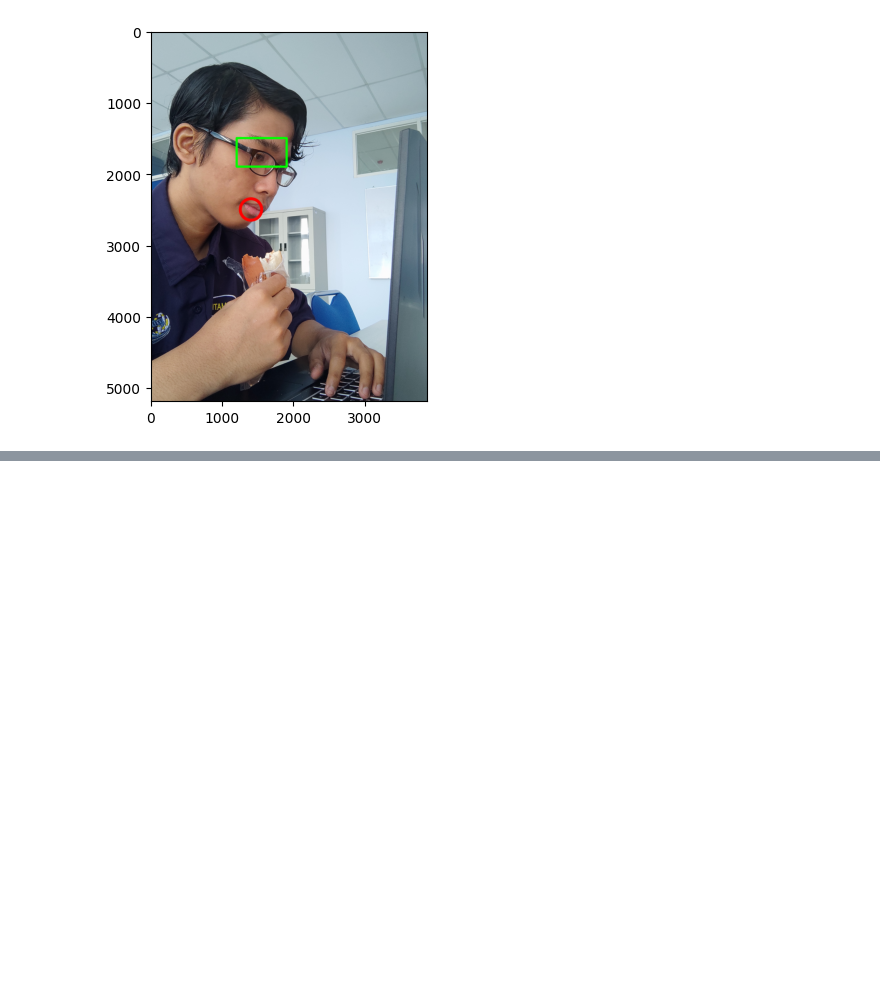
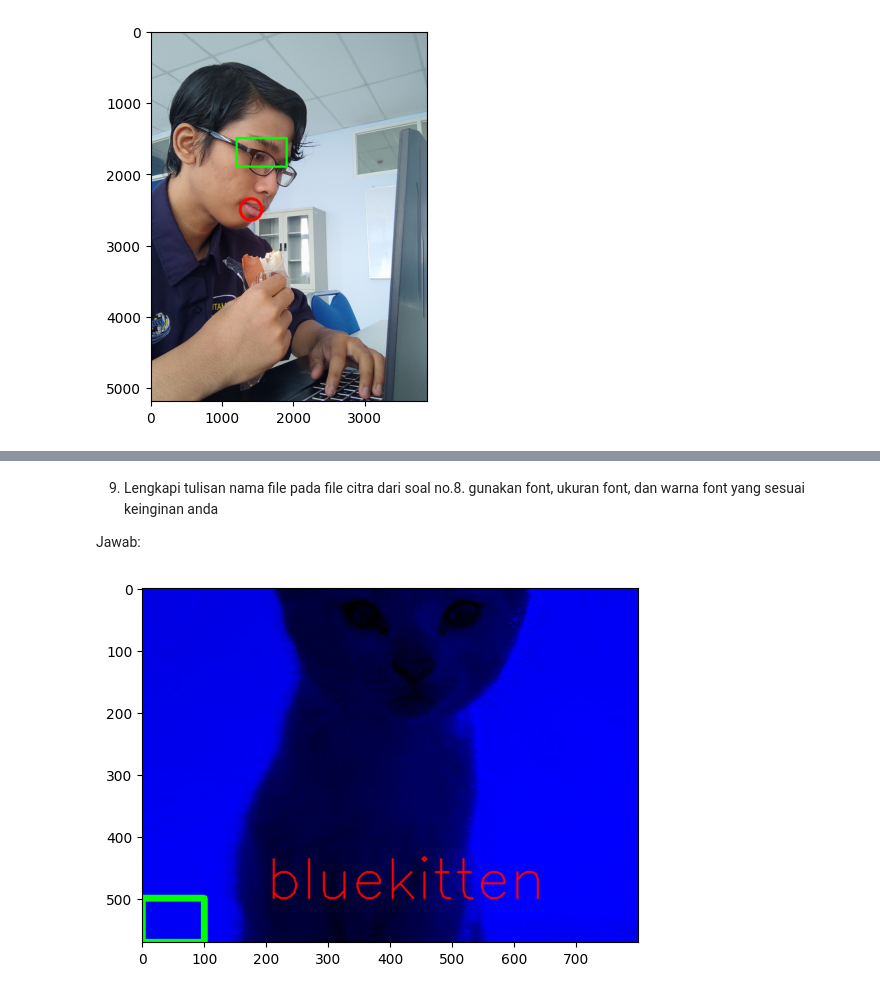
Before and after one commit to Elfeny7/ComputerVision_Learn, a Jupyter notebook: Week2.ipynb, the cells around one changed output, grey strips where cells are left out. Cells and saved outputs as stored; diff of their text form; code cells hidden in the pictures; blank space fills up the shorter version.

```diff
--- a/Week2.ipynb
+++ b/Week2.ipynb
@@ -278,0 +297,19 @@ plt.imshow(imgsaya2)
+# %% [markdown]
+9. Lengkapi tulisan nama file pada file citra dari soal no.8. gunakan font, ukuran font, dan warna font yang sesuai keinginan anda
+
+Jawab:
+# %%
+urls = ["https://placekitten.com/800/571"]
+for url in urls:
+  kittenimg = io.imread(url)
+  bluekitten = kittenimg.copy()
+  bluekitten[:, :, 1] = 0
+  bluekitten[:, :, 0] = 0
+  height = bluekitten.shape[0]
+  width = bluekitten.shape[1]
+  cv.rectangle(bluekitten,pt1=(100,height),pt2=(0,500),color=(0,255,0),thickness=10)
+  font = cv.FONT_HERSHEY_SIMPLEX
+  cv.putText(bluekitten,text='bluekitten',org=(200,500),fontFace=font,fontScale=3,color=(255,0,0),thickness=2,lineType=cv.LINE_AA)
+  plt.imshow(bluekitten)
+# %% [output]
+[figure, added]
```
Also changed, not shown: parts of 3 cells of this notebook.
